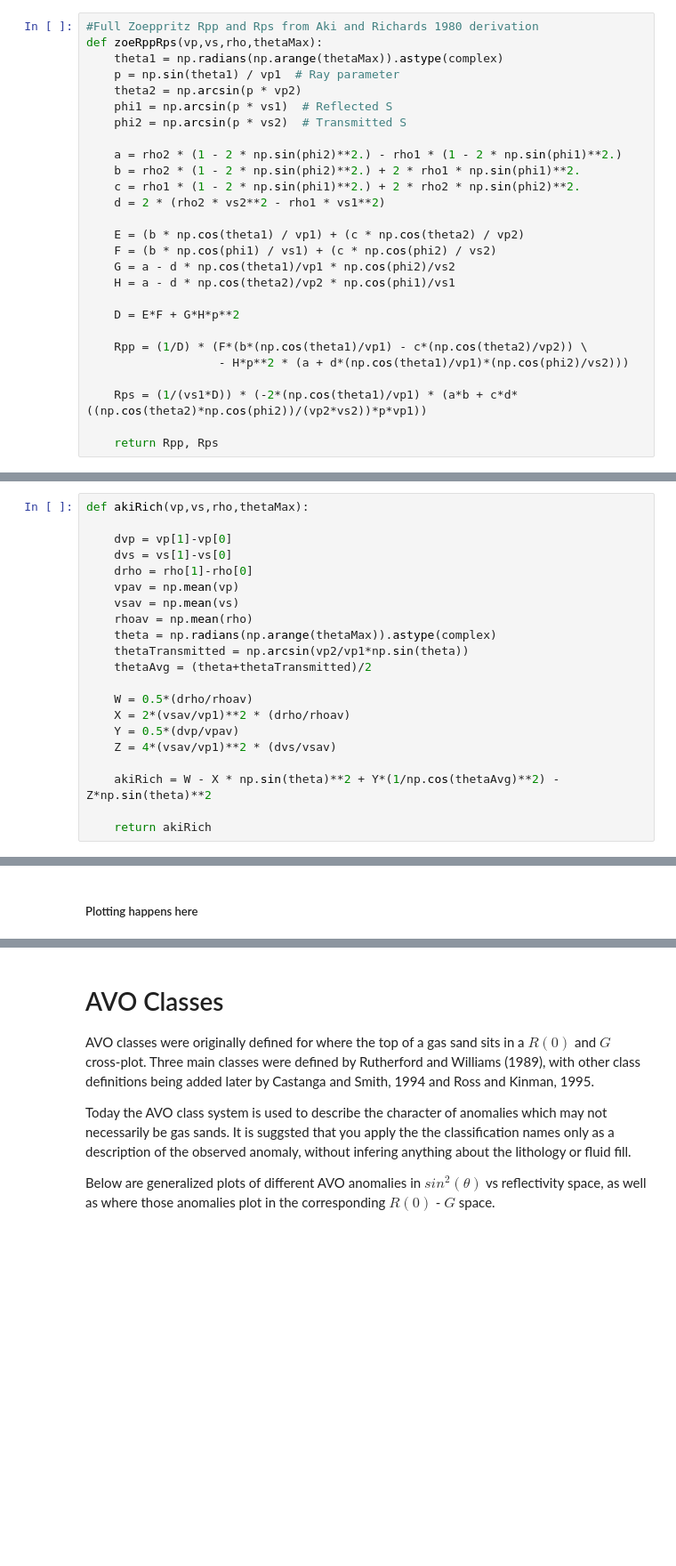
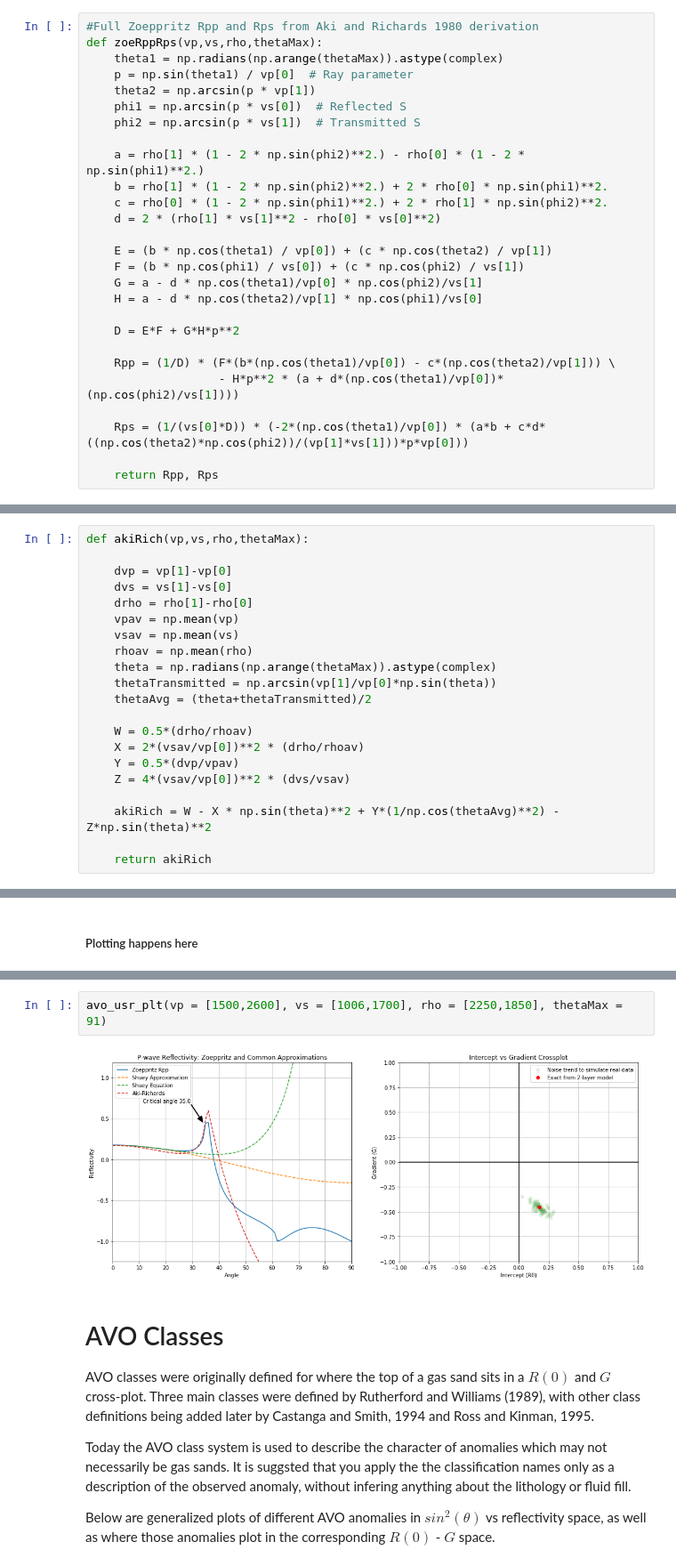
Before and after one commit to tccw/geotools, a Jupyter notebook: tutorials/AVOtutorial.ipynb, the cells around one changed output, grey strips where cells are left out. Shown at 89% size. Saved outputs shown, nothing was run; the diff lists cells and outputs as text; blank space fills up the shorter version.

```diff
--- a/tutorials/AVOtutorial.ipynb
+++ b/tutorials/AVOtutorial.ipynb
@@ -187,27 +187,27 @@ D = EF + GHp^2$
 #Full Zoeppritz Rpp and Rps from Aki and Richards 1980 derivation
 def zoeRppRps(vp,vs,rho,thetaMax):
     theta1 = np.radians(np.arange(thetaMax)).astype(complex)
-    p = np.sin(theta1) / vp1  # Ray parameter
-    theta2 = np.arcsin(p * vp2)
-    phi1 = np.arcsin(p * vs1)  # Reflected S
-    phi2 = np.arcsin(p * vs2)  # Transmitted S
+    p = np.sin(theta1) / vp[0]  # Ray parameter
+    theta2 = np.arcsin(p * vp[1])
+    phi1 = np.arcsin(p * vs[0])  # Reflected S
+    phi2 = np.arcsin(p * vs[1])  # Transmitted S
 
-    a = rho2 * (1 - 2 * np.sin(phi2)**2.) - rho1 * (1 - 2 * np.sin(phi1)**2.)
-    b = rho2 * (1 - 2 * np.sin(phi2)**2.) + 2 * rho1 * np.sin(phi1)**2.
-    c = rho1 * (1 - 2 * np.sin(phi1)**2.) + 2 * rho2 * np.sin(phi2)**2.
-    d = 2 * (rho2 * vs2**2 - rho1 * vs1**2)
+    a = rho[1] * (1 - 2 * np.sin(phi2)**2.) - rho[0] * (1 - 2 * np.sin(phi1)**2.)
+    b = rho[1] * (1 - 2 * np.sin(phi2)**2.) + 2 * rho[0] * np.sin(phi1)**2.
+    c = rho[0] * (1 - 2 * np.sin(phi1)**2.) + 2 * rho[1] * np.sin(phi2)**2.
+    d = 2 * (rho[1] * vs[1]**2 - rho[0] * vs[0]**2)
 
-    E = (b * np.cos(theta1) / vp1) + (c * np.cos(theta2) / vp2)
-    F = (b * np.cos(phi1) / vs1) + (c * np.cos(phi2) / vs2)
-    G = a - d * np.cos(theta1)/vp1 * np.cos(phi2)/vs2
-    H = a - d * np.cos(theta2)/vp2 * np.cos(phi1)/vs1
+    E = (b * np.cos(theta1) / vp[0]) + (c * np.cos(theta2) / vp[1])
+    F = (b * np.cos(phi1) / vs[0]) + (c * np.cos(phi2) / vs[1])
+    G = a - d * np.cos(theta1)/vp[0] * np.cos(phi2)/vs[1]
+    H = a - d * np.cos(theta2)/vp[1] * np.cos(phi1)/vs[0]
 
     D = E*F + G*H*p**2
 
-    Rpp = (1/D) * (F*(b*(np.cos(theta1)/vp1) - c*(np.cos(theta2)/vp2)) \
-                   - H*p**2 * (a + d*(np.cos(theta1)/vp1)*(np.cos(phi2)/vs2)))
+    Rpp = (1/D) * (F*(b*(np.cos(theta1)/vp[0]) - c*(np.cos(theta2)/vp[1])) \
+                   - H*p**2 * (a + d*(np.cos(theta1)/vp[0])*(np.cos(phi2)/vs[1])))
 
-    Rps = (1/(vs1*D)) * (-2*(np.cos(theta1)/vp1) * (a*b + c*d*((np.cos(theta2)*np.cos(phi2))/(vp2*vs2))*p*vp1))
+    Rps = (1/(vs[0]*D)) * (-2*(np.cos(theta1)/vp[0]) * (a*b + c*d*((np.cos(theta2)*np.cos(phi2))/(vp[1]*vs[1]))*p*vp[0]))
 
     return Rpp, Rps
 # %% [markdown]
@@ -248,13 +248,13 @@ def akiRich(vp,vs,rho,thetaMax):
     vsav = np.mean(vs)
     rhoav = np.mean(rho)
     theta = np.radians(np.arange(thetaMax)).astype(complex)
-    thetaTransmitted = np.arcsin(vp2/vp1*np.sin(theta))
+    thetaTransmitted = np.arcsin(vp[1]/vp[0]*np.sin(theta))
     thetaAvg = (theta+thetaTransmitted)/2
 
     W = 0.5*(drho/rhoav)
-    X = 2*(vsav/vp1)**2 * (drho/rhoav)
+    X = 2*(vsav/vp[0])**2 * (drho/rhoav)
     Y = 0.5*(dvp/vpav)
-    Z = 4*(vsav/vp1)**2 * (dvs/vsav)
+    Z = 4*(vsav/vp[0])**2 * (dvs/vsav)
 
     akiRich = W - X * np.sin(theta)**2 + Y*(1/np.cos(thetaAvg)**2) - Z*np.sin(theta)**2
 
@@ -411,3 +425,7 @@ ax2.grid()
+# %%
+avo_usr_plt(vp = [1500,2600], vs = [1006,1700], rho = [2250,1850], thetaMax = 91)
+# %% [output]
+[figure, added]
 # %% [markdown]
 # AVO Classes
 
```
Also changed, not shown: parts of 1 cell of this notebook, 1 other file.
